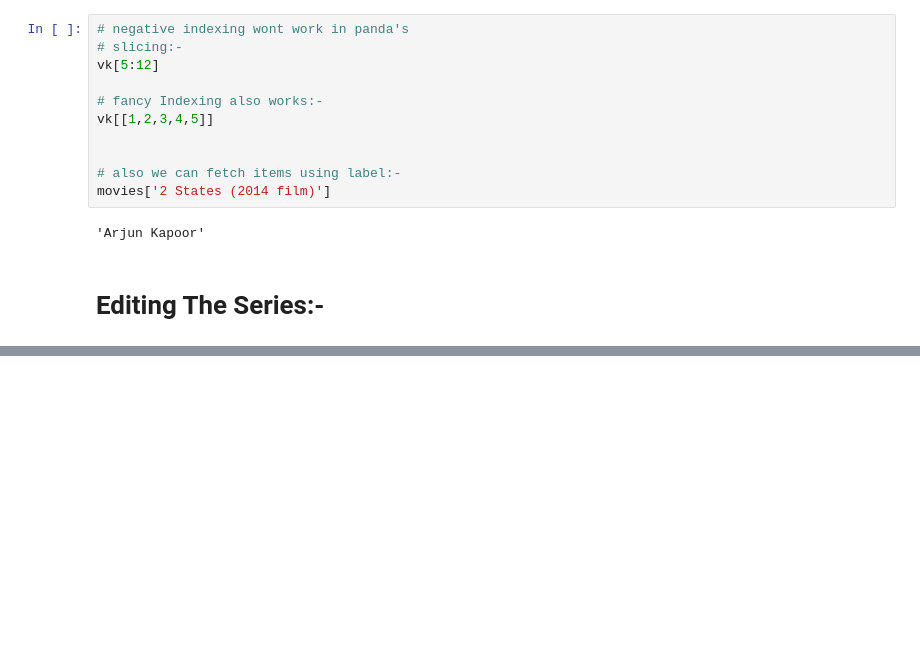
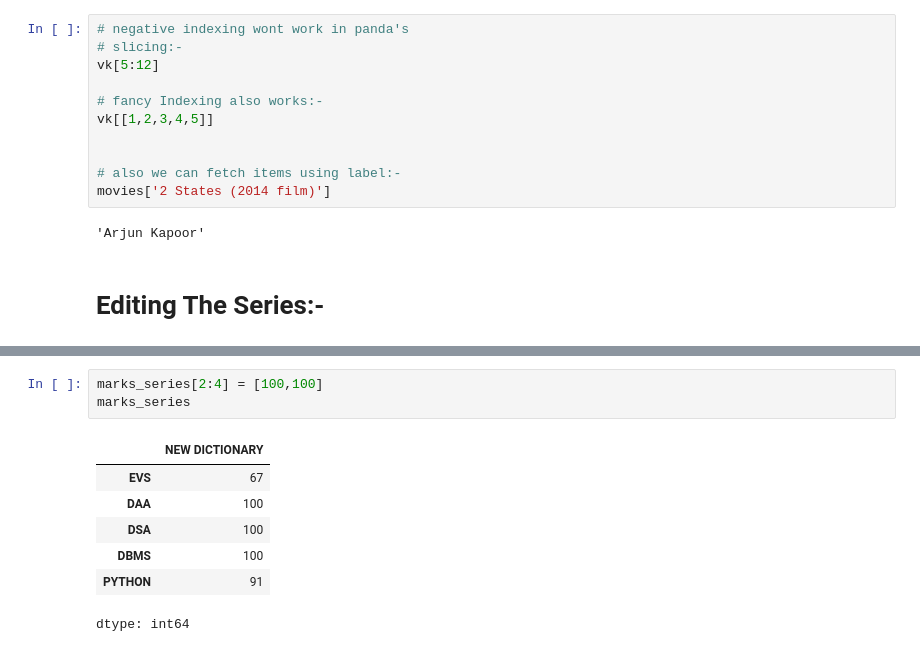
Before and after one commit to vishesh1111/PythonGoogleColab, a Jupyter notebook: Pandas.ipynb, the cells around one changed output, grey strips where cells are left out. Saved outputs shown, nothing was run; the diff lists cells and outputs as text; blank space fills up the shorter version.

```diff
--- a/Pandas.ipynb
+++ b/Pandas.ipynb
@@ -275,0 +298,11 @@ movies['2 States (2014 film)']
+# %%
+marks_series[2:4] = [100,100]
+marks_series
+# %% [output]
+|  | NEW DICTIONARY |
+| EVS | 67 |
+| DAA | 100 |
+| DSA | 100 |
+| DBMS | 100 |
+| PYTHON | 91 |
+dtype: int64
```
Also changed, not shown: parts of 19 cells of this notebook.
